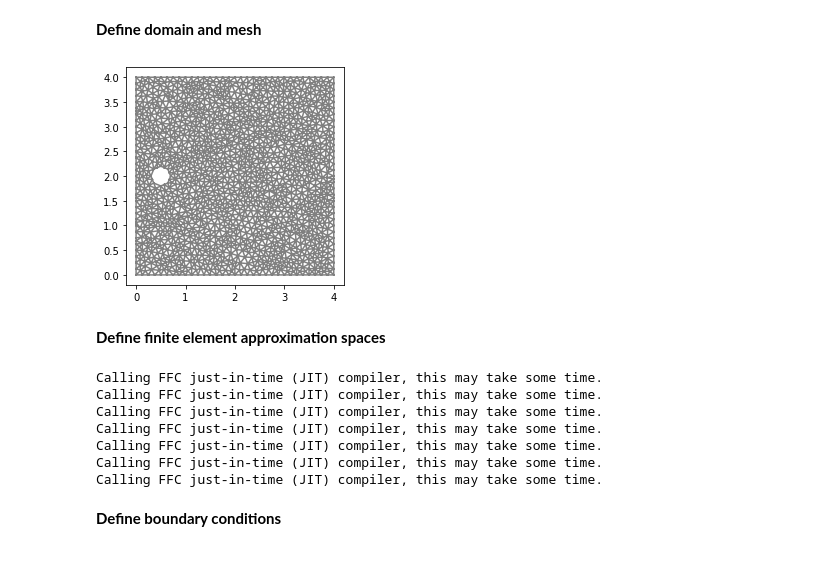
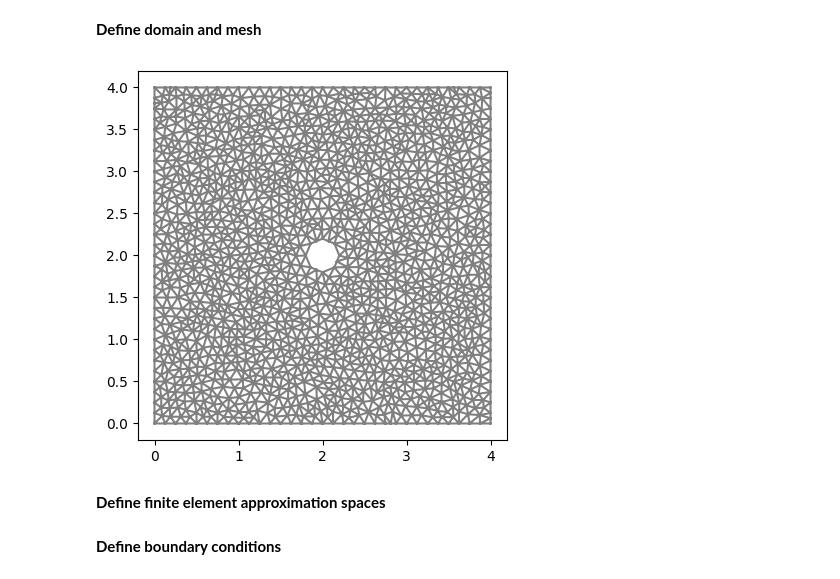
Before and after one commit to TheoMonpouet/DD2365, a Jupyter notebook: Lab3_report.ipynb, the cells around one changed output. Cells and saved outputs as stored; diff of their text form; code cells hidden in the pictures.

```diff
--- a/Lab3_report.ipynb
+++ b/Lab3_report.ipynb
@@ -156,34 +156,34 @@ To read more about how to use similar methods for more complex problems, see e.g
 # %%
 # Define rectangular domain
 L = 4
 H = 4
 
 # Define circle
-xc = 0.5
+xc = 2
 yc = 0.5*H
 rc = 0.2
 
 # Generate mesh (examples with and without a hole in the mesh)
 resolution = 32
 #mesh = RectangleMesh(Point(0.0, 0.0), Point(L, H), L*resolution, H*resolution)
 mesh = generate_mesh(Rectangle(Point(0.0,0.0), Point(L,H)) - Circle(Point(xc,yc),rc), resolution)
 
 # Local mesh refinement (specified by a cell marker)
 init_no_levels = 0
 for i in range(0,init_no_levels):
   cell_marker = MeshFunction("bool", mesh, mesh.topology().dim())
   for cell in cells(mesh):
     cell_marker[cell] = False
     p = cell.midpoint()
     if p.distance(Point(0.5, 0.5)) < 1.0:
         cell_marker[cell] = True
   mesh = refine(mesh, cell_marker)
 
 plt.figure()
 plot(mesh)
 plt.show()
 # %% [output]
-[figure, old version]
+[figure, new version]
 # %% [markdown]
 **Define finite element approximation spaces**
 # %%
@@ -214,14 +214,6 @@ Qa = FunctionSpace(mesh, QEa)
 wa = Function(Wa)
 (phi, theta) = (as_vector((wa[0],wa[1])), wa[2])
 (va, qa) = TestFunctions(Wa)
-# %% [output]
-Calling FFC just-in-time (JIT) compiler, this may take some time.
-Calling FFC just-in-time (JIT) compiler, this may take some time.
-Calling FFC just-in-time (JIT) compiler, this may take some time.
-Calling FFC just-in-time (JIT) compiler, this may take some time.
-Calling FFC just-in-time (JIT) compiler, this may take some time.
-Calling FFC just-in-time (JIT) compiler, this may take some time.
-Calling FFC just-in-time (JIT) compiler, this may take some time.
 # %% [markdown]
 **Define boundary conditions**
 # %%
```
Also changed, not shown: parts of 3 cells of this notebook.
